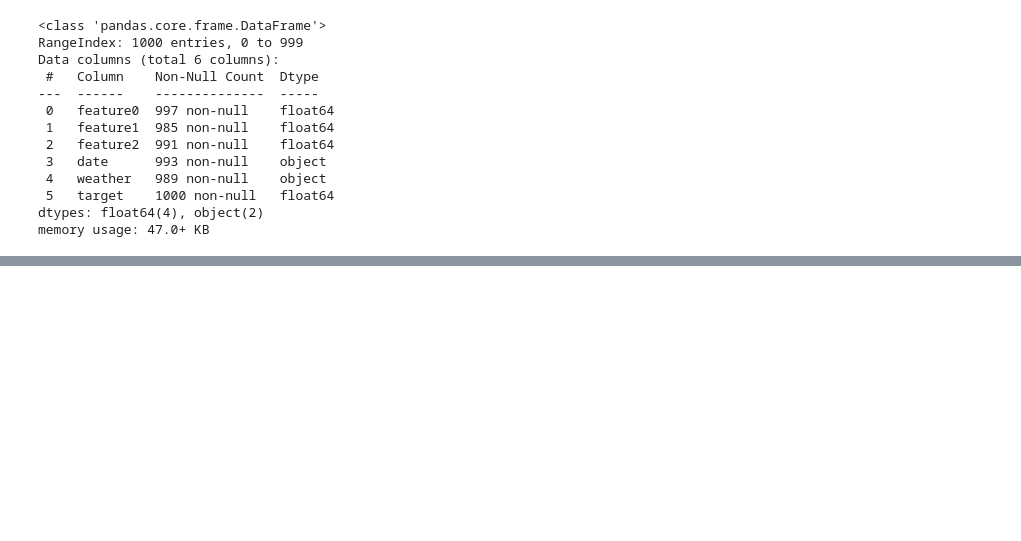
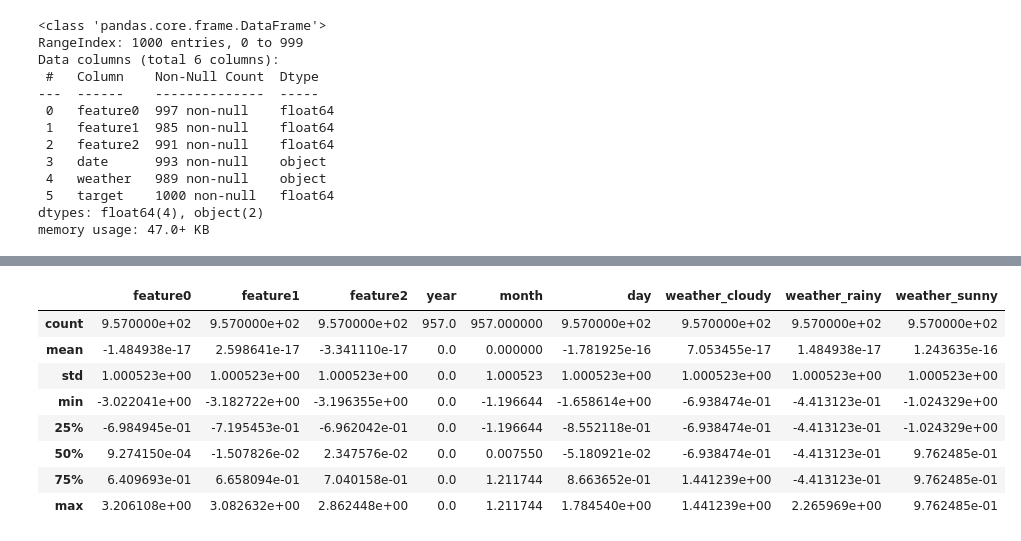
Before and after one commit to OmarAshraf01/cd0385-exercise-files, a Jupyter notebook: model-deployment-workflow/concept2_data_cleaning_feature_engineering/starter/02_exercise_starter.ipynb, the cells around one changed output, grey strips where cells are left out. Drawn from its saved outputs; the diff is of its cells as text; code cells hidden in the pictures; blank space fills up the shorter version.

```diff
--- a/model-deployment-workflow/concept2_data_cleaning_feature_engineering/starter/02_exercise_starter.ipynb
+++ b/model-deployment-workflow/concept2_data_cleaning_feature_engineering/starter/02_exercise_starter.ipynb
@@ -97,3 +203,13 @@ df.loc[:, all_features] = ?
 # %%
 # Verify our features we are using now all have zero mean
-?
+df[all_features].describe()
+# %% [output]
+|  | feature0 | feature1 | feature2 | year | month | day | weather_cloudy | weather_rainy | weather_sunny |
+| count | 9.570000e+02 | 9.570000e+02 | 9.570000e+02 | 957.0 | 957.000000 | 9.570000e+02 | 9.570000e+02 | 9.570000e+02 | 9.570000e+02 |
+| mean | -1.484938e-17 | 2.598641e-17 | -3.341110e-17 | 0.0 | 0.000000 | -1.781925e-16 | 7.053455e-17 | 1.484938e-17 | 1.243635e-16 |
+| std | 1.000523e+00 | 1.000523e+00 | 1.000523e+00 | 0.0 | 1.000523 | 1.000523e+00 | 1.000523e+00 | 1.000523e+00 | 1.000523e+00 |
+| min | -3.022041e+00 | -3.182722e+00 | -3.196355e+00 | 0.0 | -1.196644 | -1.658614e+00 | -6.938474e-01 | -4.413123e-01 | -1.024329e+00 |
+| 25% | -6.984945e-01 | -7.195453e-01 | -6.962042e-01 | 0.0 | -1.196644 | -8.552118e-01 | -6.938474e-01 | -4.413123e-01 | -1.024329e+00 |
+| 50% | 9.274150e-04 | -1.507826e-02 | 2.347576e-02 | 0.0 | 0.007550 | -5.180921e-02 | -6.938474e-01 | -4.413123e-01 | 9.762485e-01 |
+| 75% | 6.409693e-01 | 6.658094e-01 | 7.040158e-01 | 0.0 | 1.211744 | 8.663652e-01 | 1.441239e+00 | -4.413123e-01 | 9.762485e-01 |
+| max | 3.206108e+00 | 3.082632e+00 | 2.862448e+00 | 0.0 | 1.211744 | 1.784540e+00 | 1.441239e+00 | 2.265969e+00 | 9.762485e-01 |
```
Also changed, not shown: parts of 11 cells of this notebook.
